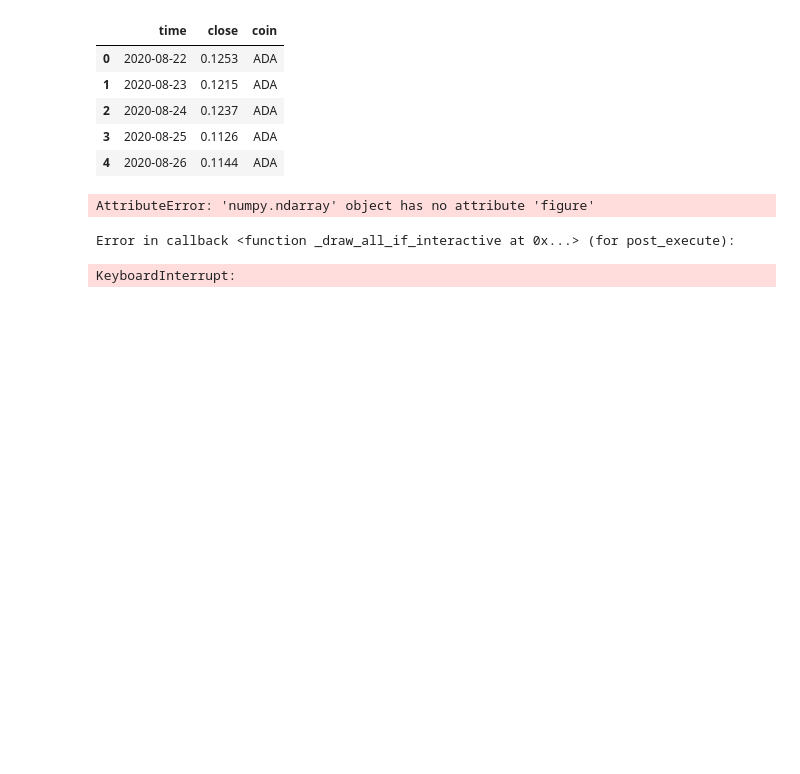
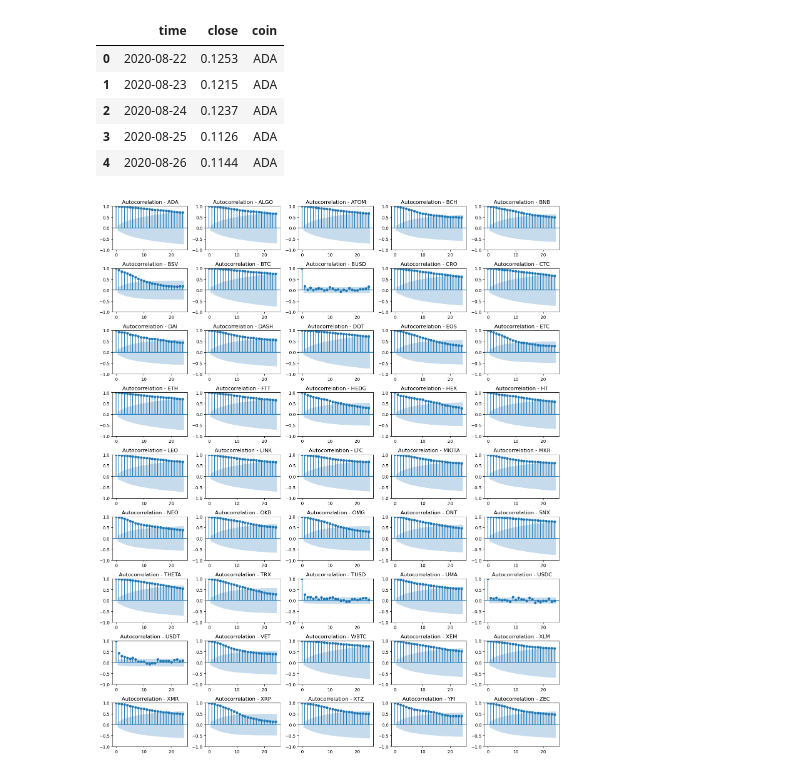
Before and after one commit to FedeScenna/Crypto_NetworkAnalysis, a Jupyter notebook: 03_EDA.ipynb, the cells around one changed output. Saved outputs shown, nothing was run; the diff lists cells and outputs as text; code cells hidden in the pictures; blank space fills up the shorter version.

```diff
--- a/03_EDA.ipynb
+++ b/03_EDA.ipynb
@@ -27,23 +24,7 @@ df.head()
 | 2 | 2020-08-24 | 0.1237 | ADA |
 | 3 | 2020-08-25 | 0.1126 | ADA |
 | 4 | 2020-08-26 | 0.1144 | ADA |
-# %%
-from statsmodels.graphics.tsaplots import plot_acf, plot_pacf
-import matplotlib.pyplot as plt
-
-fig, axes = plt.subplots(nrows=9, ncols=5, figsize=(10, 4 * 9))
-
-# Iterate over each coin
-for i, c in enumerate(coins):
-    # Plot autocorrelation for each coin on a separate subplot
-    ax = axes[i]
-    plot_acf(df[df["coin"] == c]["close"], ax=ax)
-    ax.set_title("Autocorrelation - " + c)
-
-# Adjust layout
-plt.tight_layout()
-plt.show()
-# %% [output]
-AttributeError: 'numpy.ndarray' object has no attribute 'figure'
-Error in callback <function _draw_all_if_interactive at 0x...> (for post_execute):
-KeyboardInterrupt:
+# %%
+plot_acfs(df, coins, 9,5)
+# %% [output]
+[figure, added]
```
Also changed, not shown: parts of 2 cells of this notebook, 1 other file.
